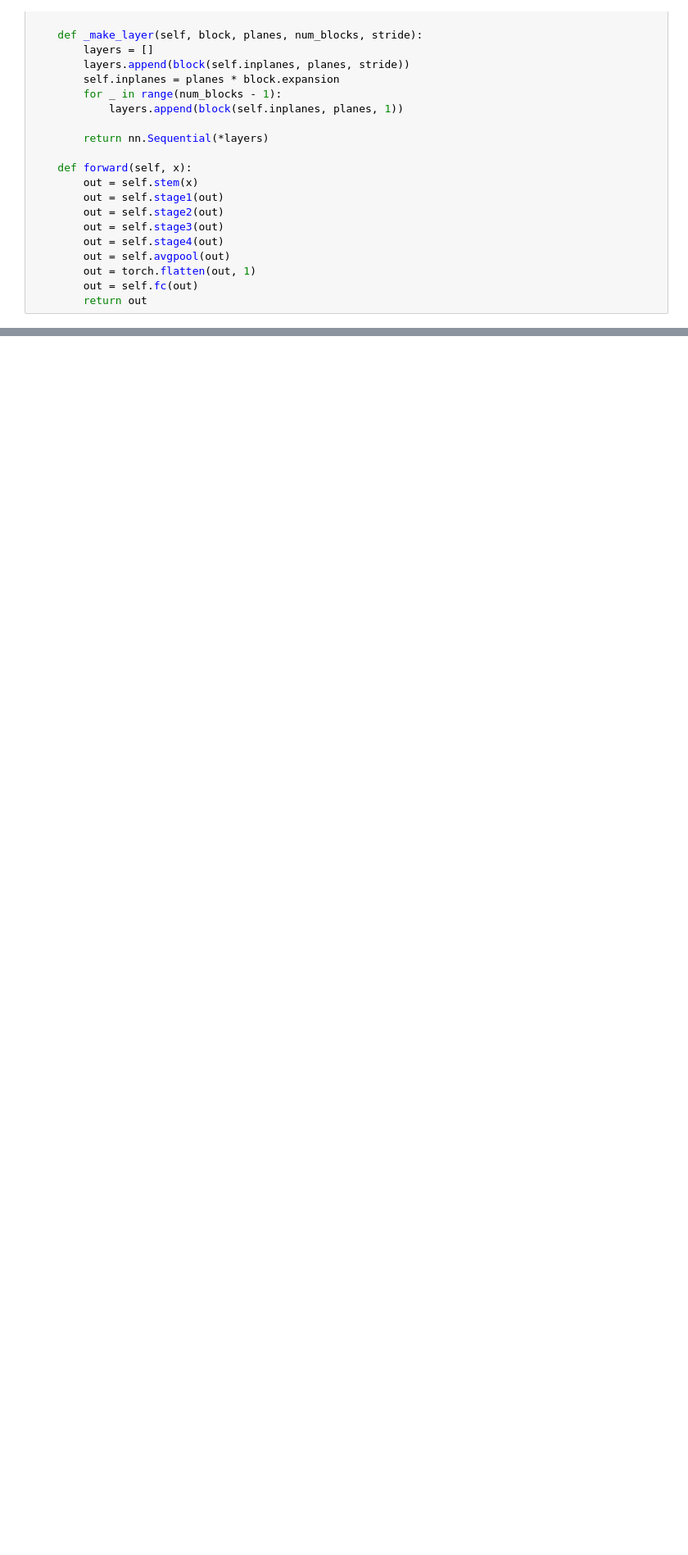
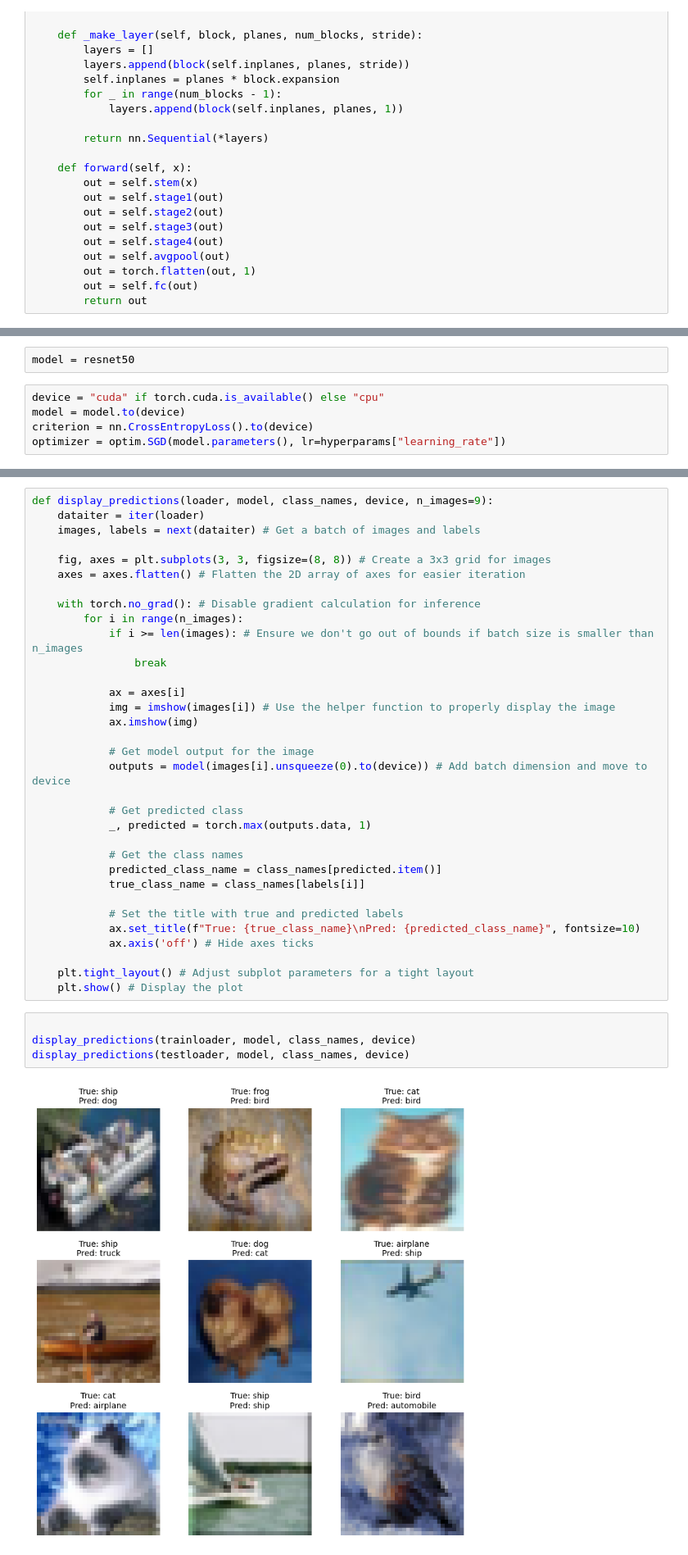
Before and after one commit to wogns3764/AIFFEL_quest_rs_haji8-de, a Jupyter notebook: Exploration/Ex03/ablation_study_resnet.ipynb, the cells around one changed output, grey strips where cells are left out. Shown at 82% size. Drawn from its saved outputs; the diff is of its cells as text; blank space fills up the shorter version.

```diff
--- a/Exploration/Ex03/ablation_study_resnet.ipynb
+++ b/Exploration/Ex03/ablation_study_resnet.ipynb
@@ -204,0 +275,7 @@ resnet_50.summary()
+# %%
+model = resnet50
+# %%
+device = "cuda" if torch.cuda.is_available() else "cpu"
+model = model.to(device)
+criterion = nn.CrossEntropyLoss().to(device)
+optimizer = optim.SGD(model.parameters(), lr=hyperparams["learning_rate"])
@@ -204,0 +326,39 @@ resnet_50.summary()
+# %%
+def display_predictions(loader, model, class_names, device, n_images=9):
+    dataiter = iter(loader)
+    images, labels = next(dataiter) # Get a batch of images and labels
+
+    fig, axes = plt.subplots(3, 3, figsize=(8, 8)) # Create a 3x3 grid for images
+    axes = axes.flatten() # Flatten the 2D array of axes for easier iteration
+
+    with torch.no_grad(): # Disable gradient calculation for inference
+        for i in range(n_images):
+            if i >= len(images): # Ensure we don't go out of bounds if batch size is smaller than n_images
+                break
+
+            ax = axes[i]
+            img = imshow(images[i]) # Use the helper function to properly display the image
+            ax.imshow(img)
+
+            # Get model output for the image
+            outputs = model(images[i].unsqueeze(0).to(device)) # Add batch dimension and move to device
+
+            # Get predicted class
+            _, predicted = torch.max(outputs.data, 1)
+
+            # Get the class names
+            predicted_class_name = class_names[predicted.item()]
+            true_class_name = class_names[labels[i]]
+
+            # Set the title with true and predicted labels
+            ax.set_title(f"True: {true_class_name}\nPred: {predicted_class_name}", fontsize=10)
+            ax.axis('off') # Hide axes ticks
+
+    plt.tight_layout() # Adjust subplot parameters for a tight layout
+    plt.show() # Display the plot
+# %%
+
+display_predictions(trainloader, model, class_names, device)
+display_predictions(testloader, model, class_names, device)
+# %% [output]
+[figure, added]
```
Also changed, not shown: parts of 14 cells of this notebook.
